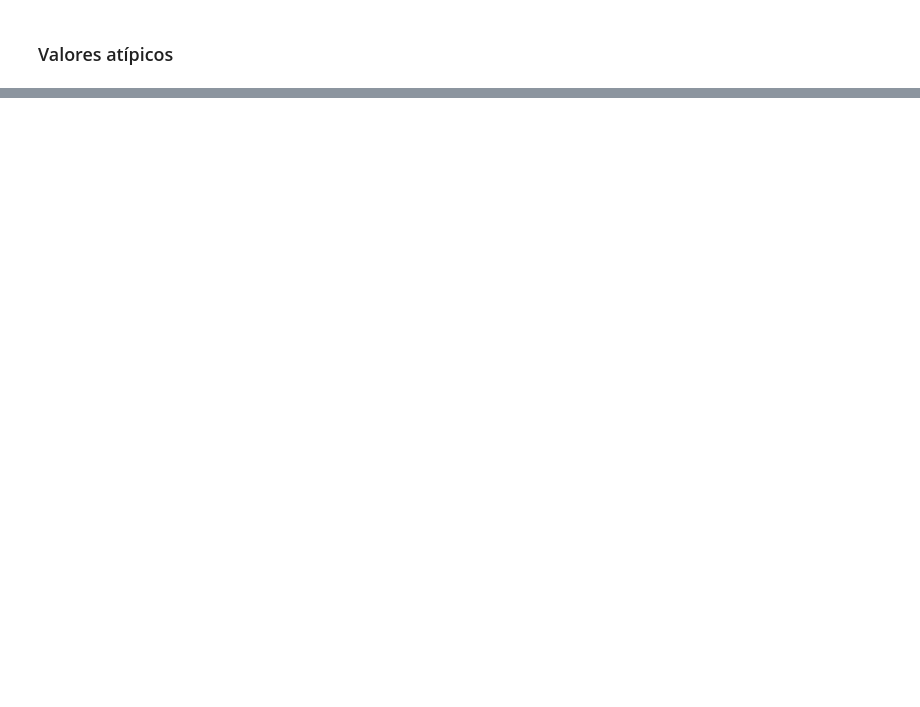
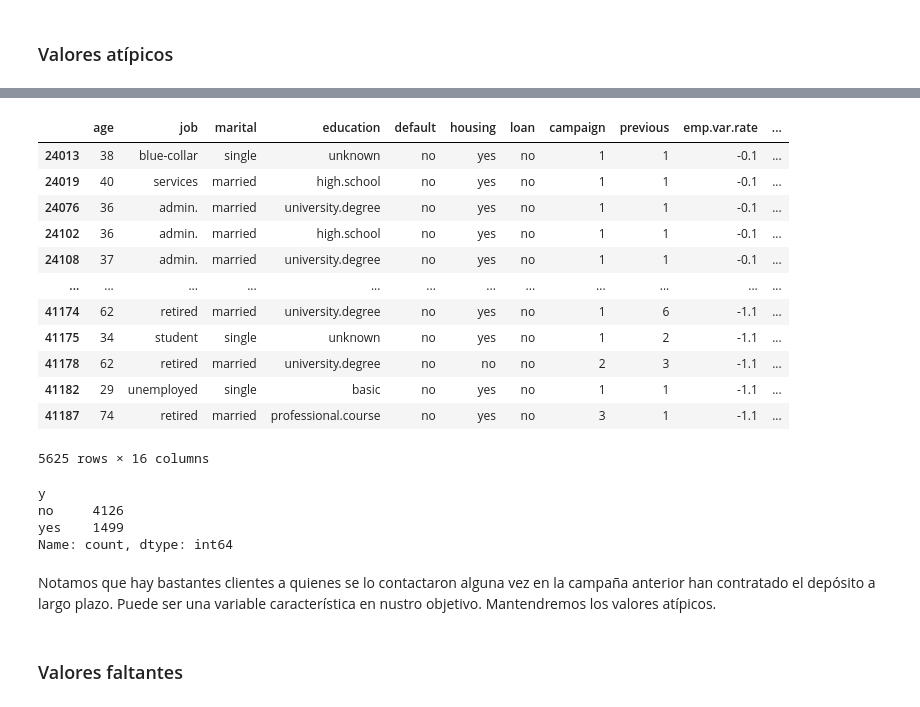
Before and after one commit to 4GeeksAcademy/Ejercicio-y-Tutorial-de-Regresion-Logistica-VLG, a Jupyter notebook: src/explore.ipynb, the cells around one changed output, grey strips where cells are left out. Drawn from its saved outputs; the diff is of its cells as text; code cells hidden in the pictures; blank space fills up the shorter version.

```diff
--- a/src/explore.ipynb
+++ b/src/explore.ipynb
@@ -372,0 +459,29 @@ sns.pairplot(data = df)
+# %%
+outliers_prev = df[df["previous"] > 0]
+
+outliers_prev
+# %% [output]
+|  | age | job | marital | education | default | housing | loan | campaign | previous | emp.var.rate | ... |
+| 24013 | 38 | blue-collar | single | unknown | no | yes | no | 1 | 1 | -0.1 | ... |
+| 24019 | 40 | services | married | high.school | no | yes | no | 1 | 1 | -0.1 | ... |
+| 24076 | 36 | admin. | married | university.degree | no | yes | no | 1 | 1 | -0.1 | ... |
+| 24102 | 36 | admin. | married | high.school | no | yes | no | 1 | 1 | -0.1 | ... |
+| 24108 | 37 | admin. | married | university.degree | no | yes | no | 1 | 1 | -0.1 | ... |
+| ... | ... | ... | ... | ... | ... | ... | ... | ... | ... | ... | ... |
+| 41174 | 62 | retired | married | university.degree | no | yes | no | 1 | 6 | -1.1 | ... |
+| 41175 | 34 | student | single | unknown | no | yes | no | 1 | 2 | -1.1 | ... |
+| 41178 | 62 | retired | married | university.degree | no | no | no | 2 | 3 | -1.1 | ... |
+| 41182 | 29 | unemployed | single | basic | no | yes | no | 1 | 1 | -1.1 | ... |
+| 41187 | 74 | retired | married | professional.course | no | yes | no | 3 | 1 | -1.1 | ... |
+5625 rows × 16 columns
+# %%
+outliers_prev.y.value_counts()
+# %% [output]
+y
+no     4126
+yes    1499
+Name: count, dtype: int64
+# %% [markdown]
+Notamos que hay bastantes clientes a quienes se lo contactaron alguna vez en la campaña anterior han contratado el depósito a largo plazo. Puede ser una variable característica en nustro objetivo. Mantendremos los valores atípicos.
+# %% [markdown]
+### Valores faltantes
```
Also changed, not shown: parts of 12 cells of this notebook.
